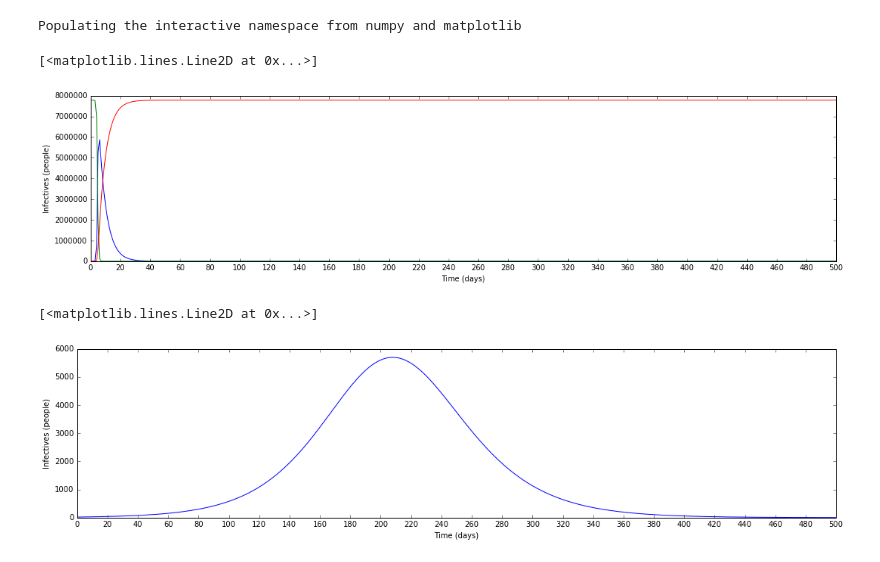
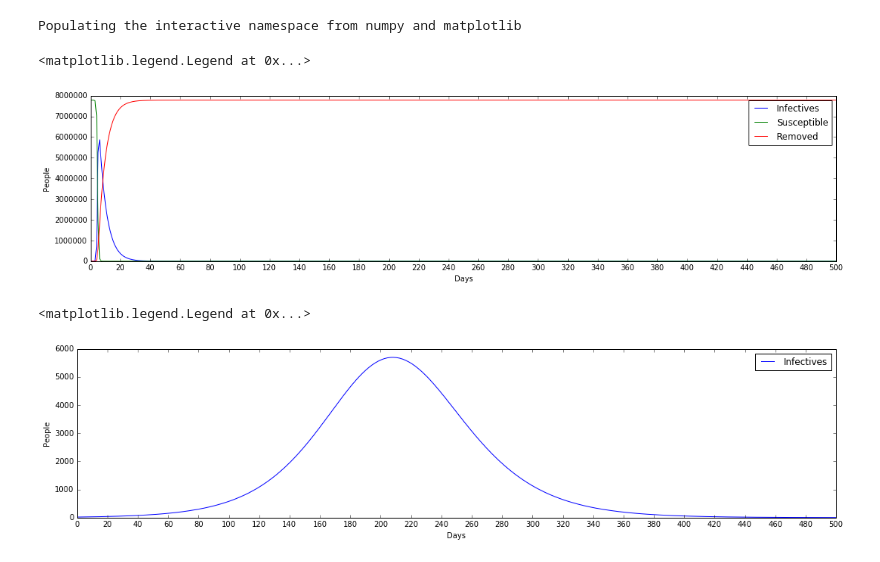
Before and after one commit to nikolads/fmi-projects, a Jupyter notebook: sir/london.ipynb, the cells around one changed output. Cells and saved outputs as stored; diff of their text form; code cells hidden in the pictures.

```diff
--- a/sir/london.ipynb
+++ b/sir/london.ipynb
@@ -8,46 +8,38 @@ Populating the interactive namespace from numpy and matplotlib
 # %%
 # Naive model of The Great Plague in London, 1666
 
 plt.figure(figsize=(18, 4));
-plt.xlabel("Time (days)");
-plt.ylabel("Infectives (people)");
+plt.xlabel("Days");
+plt.ylabel("People");
 xticks(range(0, 501, 20))
 
 N = 7781984
-s0 = N - 1
-i0 = 1
-r0 = 0
-infect_prob = 0.000000463
-recovery_rate = 0.2
+sir = Sir(s0=N-1, i0=1, r0=0, infect_prob=0.000000463, recovery_rate=0.2)
+res = sir.simulate(500, sim_step=0.001)
 
-res = sir.simulate(s0, i0, r0, infect_prob, recovery_rate, 500, sim_step=0.001)
-
-plot(res.t, res.I)    # Infected
-plot(res.t, res.S)    # Susceptible
-plot(res.t, res.R)    # Removed
+plot(res.t, res.I, label="Infectives")
+plot(res.t, res.S, label="Susceptible")
+plot(res.t, res.R, label="Removed")
+plt.legend()
 # %% [output]
-[<matplotlib.lines.Line2D at 0x...>]
+<matplotlib.legend.Legend at 0x...>
-[figure, old version]
+[figure, new version]
 # %%
 # A more accurate model of The Great Plague in London, 1666
 
 plt.figure(figsize=(18, 4));
-plt.xlabel("Time (days)");
-plt.ylabel("Infectives (people)");
+plt.xlabel("Days");
+plt.ylabel("People");
 xticks(range(0, 501, 20))
 
 N = 7781984
-s0 = 0.065 * N
-i0 = 20
-r0 = N - s0 - i0
-infect_prob = 0.000000463
-recovery_rate = 0.2
+sir = Sir(s0=0.065*N, i0=20, r0=N-s0-i0, infect_prob=0.000000463, recovery_rate=0.2)
+res = sir.simulate(500, sim_step=0.001)
 
-res = sir.simulate(s0, i0, r0, infect_prob, recovery_rate, 500, sim_step=0.001)
-
-plot(res.t, res.I)    # Infected
-# plot(res.t, res.S)    # Susceptible
-# plot(res.t, res.R)    # Removed
+plot(res.t, res.I, label="Infectives")
+# plot(res.t, res.S, label="Susceptible")
+# plot(res.t, res.R, label="Removed")
+plt.legend()
 # %% [output]
-[<matplotlib.lines.Line2D at 0x...>]
+<matplotlib.legend.Legend at 0x...>
-[figure, old version]
+[figure, new version]
```
Also changed, not shown: parts of 1 cell of this notebook, 3 other files.
